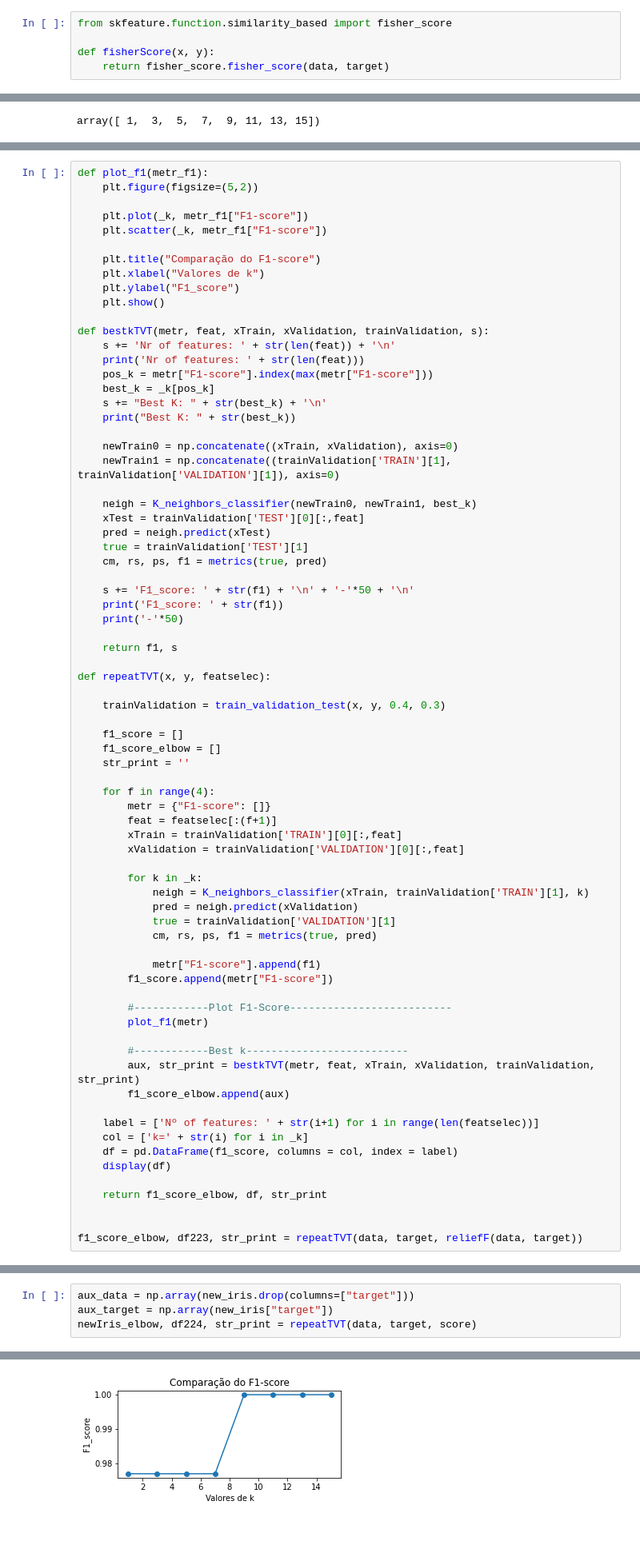
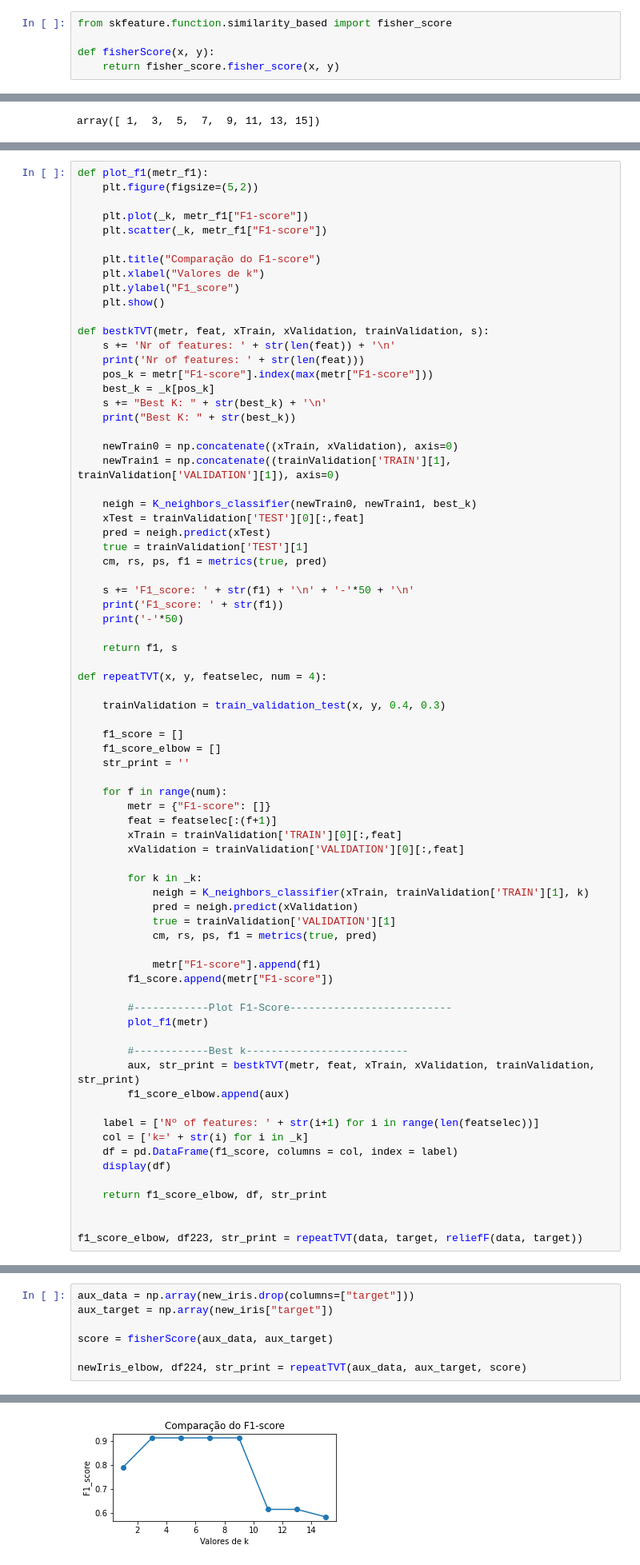
Before and after one commit to patii01/TCD-TP, a Jupyter notebook: Part_B/code/mainActivity.ipynb, the cells around one changed output, grey strips where cells are left out. Shown at 80% size. Cells and saved outputs as stored; diff of their text form; blank space fills up the shorter version.

```diff
--- a/Part_B/code/mainActivity.ipynb
+++ b/Part_B/code/mainActivity.ipynb
@@ -32,7 +32,7 @@ def reliefF(x, y):
 from skfeature.function.similarity_based import fisher_score
 
 def fisherScore(x, y):
-    return fisher_score.fisher_score(data, target)
+    return fisher_score.fisher_score(x, y)
 # %% [markdown]
 ## Parte B
 # %% [markdown]
@@ -724,7 +724,7 @@ def bestkTVT(metr, feat, xTrain, xValidation, trainValidation, s):
 
     return f1, s
 
-def repeatTVT(x, y, featselec):
+def repeatTVT(x, y, featselec, num = 4):
 
     trainValidation = train_validation_test(x, y, 0.4, 0.3)
 
@@ -732,7 +732,7 @@ def repeatTVT(x, y, featselec):
     f1_score_elbow = []
     str_print = ''
 
-    for f in range(4):
+    for f in range(num):
         metr = {"F1-score": []}
         feat = featselec[:(f+1)]
         xTrain = trainValidation['TRAIN'][0][:,feat]
@@ -930,5 +930,8 @@ new_iris.groupby("target").count()
 # %%
 aux_data = np.array(new_iris.drop(columns=["target"]))
 aux_target = np.array(new_iris["target"])
-newIris_elbow, df224, str_print = repeatTVT(data, target, score)
+
+score = fisherScore(aux_data, aux_target)
+
+newIris_elbow, df224, str_print = repeatTVT(aux_data, aux_target, score)
 # %% [output]
@@ -949,3 +952,3 @@ F1_score: 0.8807017543859649
 --------------------------------------------------
-[figure, old version]
+[figure, new version]
 Nr of features: 4
```
Also changed, not shown: parts of 28 cells of this notebook, 3 other files.
